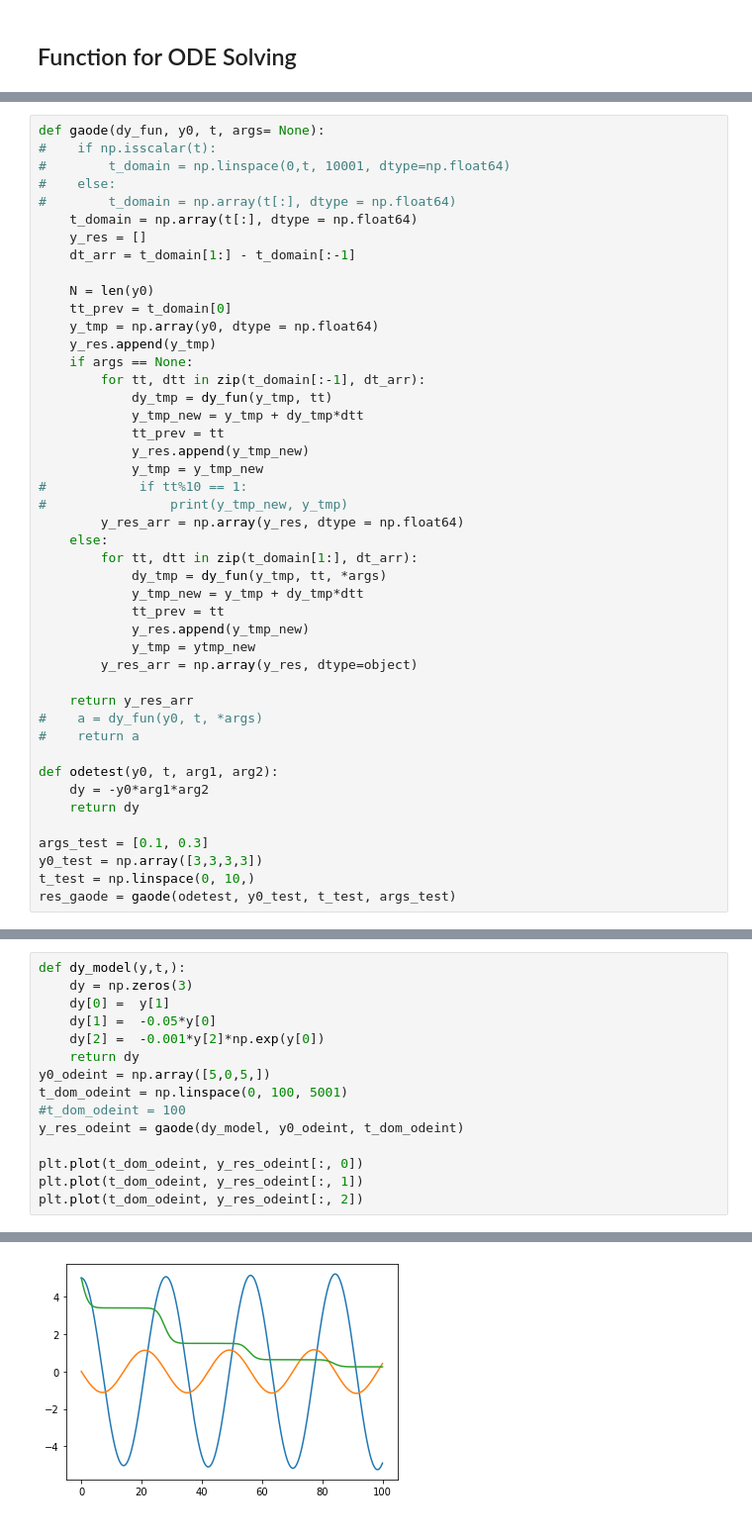
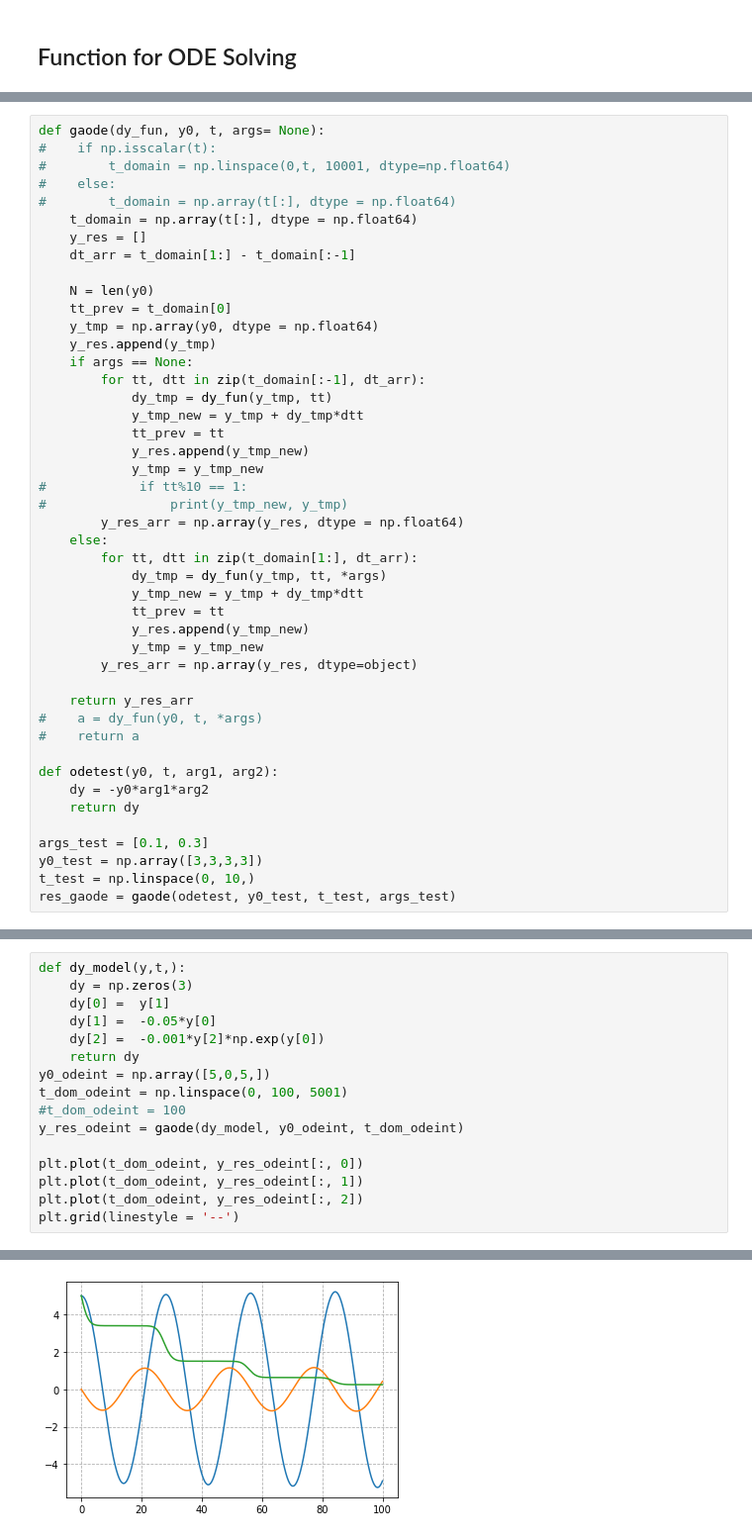
Before and after one commit to sga2022/MembModel, a Jupyter notebook: Gaode.ipynb, the cells around one changed output, grey strips where cells are left out. Shown: that part at 99% size. Cells and saved outputs as stored; diff of their text form.

```diff
--- a/Gaode.ipynb
+++ b/Gaode.ipynb
@@ -59,7 +57,7 @@ def gaode(dy_fun, y0, t, args= None):
             y_tmp_new = y_tmp + dy_tmp*dtt
             tt_prev = tt
             y_res.append(y_tmp_new)
-            y_tmp = ytmp_new
+            y_tmp = y_tmp_new
         y_res_arr = np.array(y_res, dtype=object)
 
     return y_res_arr
@@ -162,4 +160,5 @@ y_res_odeint = gaode(dy_model, y0_odeint, t_dom_odeint)
 plt.plot(t_dom_odeint, y_res_odeint[:, 0])
 plt.plot(t_dom_odeint, y_res_odeint[:, 1])
 plt.plot(t_dom_odeint, y_res_odeint[:, 2])
+plt.grid(linestyle = '--')
 # %% [output]
@@ -167,4 +165,4 @@ plt.plot(t_dom_odeint, y_res_odeint[:, 2])
-[figure, old version]
+[figure, new version]
 # %%
 def dy_model(y,t,):
     dy = np.zeros(3)
```
Also changed, not shown: parts of 13 cells of this notebook.
